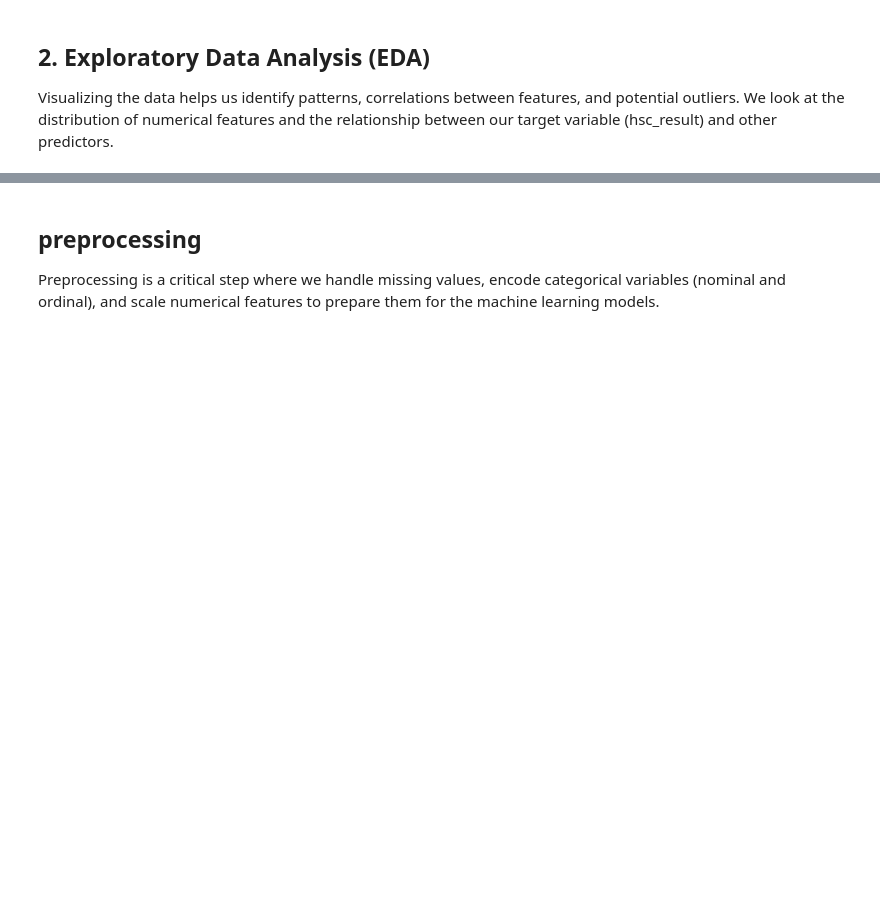
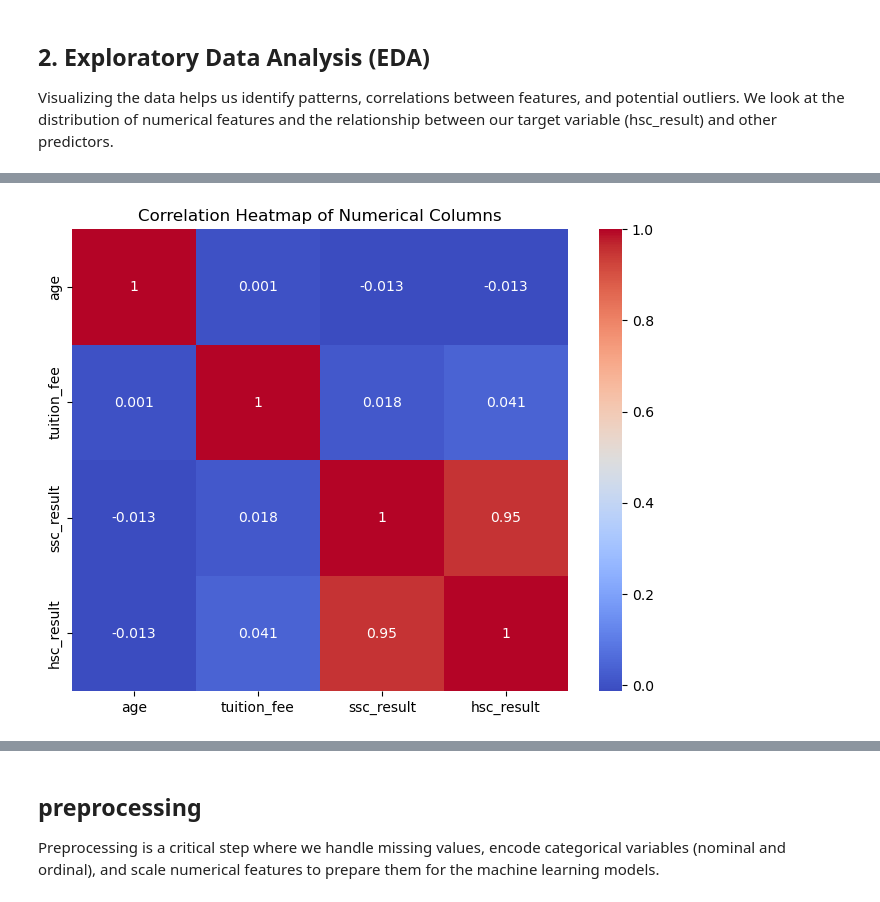
Before and after one commit to AlgoAbrar/Phitron_Ai_ML, a Jupyter notebook: Month_02_Machine_Learning/Module_12/ML_pipeline.ipynb, the cells around one changed output, grey strips where cells are left out. Cells and saved outputs as stored; diff of their text form; code cells hidden in the pictures; blank space fills up the shorter version.

```diff
--- a/Month_02_Machine_Learning/Module_12/ML_pipeline.ipynb
+++ b/Month_02_Machine_Learning/Module_12/ML_pipeline.ipynb
@@ -118,0 +151,15 @@ Visualizing the data helps us identify patterns, correlations between features,
+# %%
+plt.figure(figsize=(8,6))
+
+sns.heatmap(
+    df[numerical_cols].corr(),
+    annot= True,
+    cmap="coolwarm"
+)
+plt.title("Correlation Heatmap of Numerical Columns")
+plt.show()
+# More visually readable
+# Red= directly correlated
+# Blue= less coorelated
+# %% [output]
+[figure, added]
```
Also changed, not shown: parts of 5 cells of this notebook.
